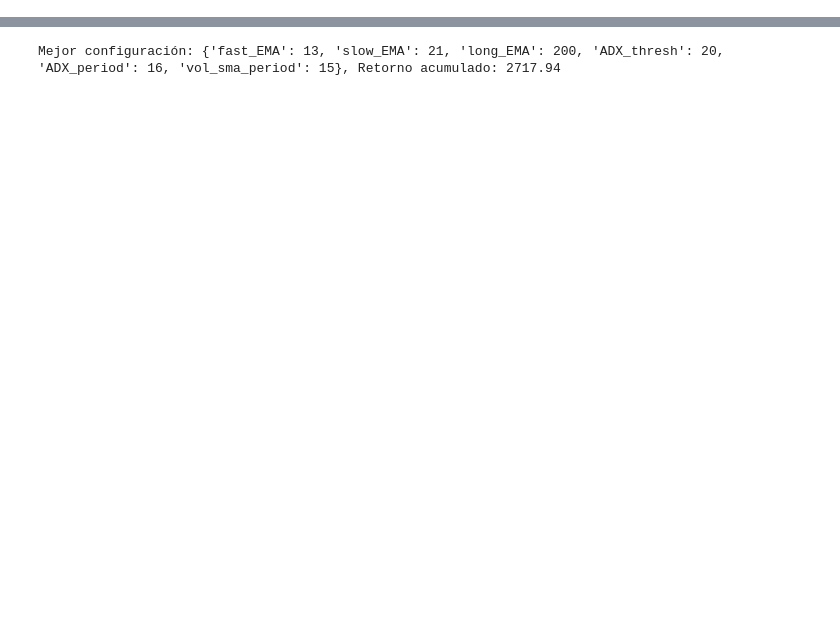
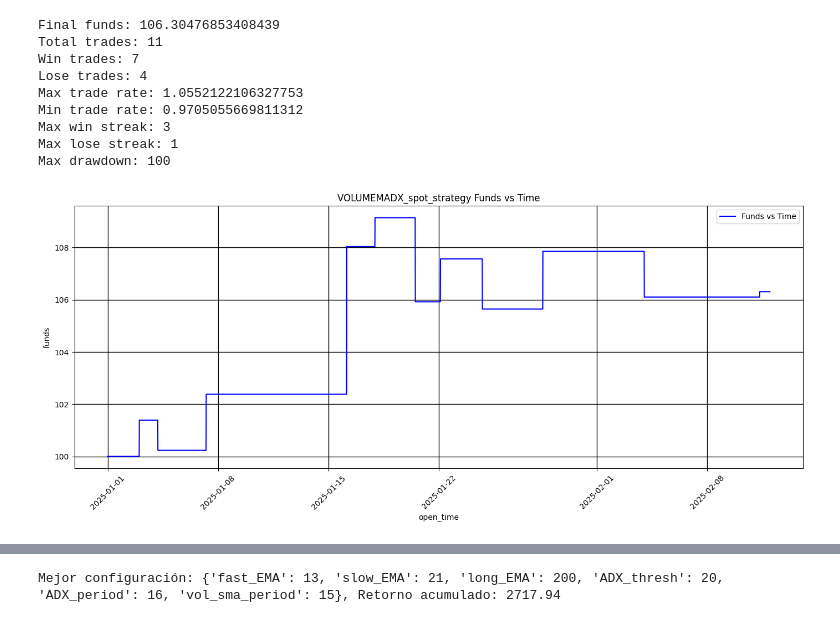
Before and after one commit to Pliperkiller/PhyNancy, a Jupyter notebook: data_analisys/da_param_optimization.ipynb, the cells around one changed output, grey strips where cells are left out. Drawn from its saved outputs; the diff is of its cells as text; code cells hidden in the pictures; blank space fills up the shorter version.

Commit message:
optimization analisys made, spot strategy created

```diff
--- a/data_analisys/da_param_optimization.ipynb
+++ b/data_analisys/da_param_optimization.ipynb
@@ -27,7 +27,8 @@ from controllers import *
 # READ DF
 data_path = os.path.abspath("../data")
 sys.path.append(data_path)
-data_filepath = os.path.join(data_path, 'BTCUSDT_futures_15m.csv')
+file_name = 'BTCUSDT_futures_15m_2025-01-01_2025-03-02.csv'
+data_filepath = os.path.join(data_path, file_name)
 df = pd.read_csv(data_filepath)
 df = format_df(df)
 df = df.reset_index(drop=True)
@@ -49,11 +36,11 @@ Max drawdown: 100
 # Genetic optimization
 # Input values
 fast_EMA_range = range(5, 15, 1)
-slow_EMA_range = range(15, 31, 1)
-long_EMA_range = range(150, 251, 1)
-ADX_thresh_range = range(20, 31, 1)
-ADX_period_range = range(10, 21, 1)
-vol_sma_period_range = range(5, 21, 1)
+slow_EMA_range = range(15, 51, 1)
+long_EMA_range = range(51, 251, 1)
+ADX_thresh_range = range(15, 31, 1)
+ADX_period_range = range(5, 26, 1)
+vol_sma_period_range = range(3, 26, 1)
 
 key_range = {
     'fast_EMA': fast_EMA_range,
@@ -67,7 +54,7 @@ key_range = {
 def fitness_function(population):
     fitness_values = []
     for individual in population:
-        result = backtest(df, VOLUMEMADX_strategy, **individual)
+        result = true_backtest(df, VOLUMEMADX_spot_strategy, trade_comission=0.001,**individual)
         fitness_values.append(result)
     return fitness_values
 
@@ -83,7 +70,7 @@ optimizer = GeneticOptimizer(
 
 best_params, best_fitness, fitness_history, diversity_history = optimizer.optimize(
     fitness_function=lambda pop: fitness_function(pop),
-    n_generations=50,
+    n_generations=200,
     min_diversity=0.3
 )
 
@@ -96,0 +95,14 @@ Best parameters: {'fast_EMA': 11, 'slow_EMA': 24, 'long_EMA': 193, 'ADX_thresh':
+# %%
+values = best_params
+detailed_backtest(df, VOLUMEMADX_spot_strategy, **values)
+# %% [output]
+Final funds: 106.30476853408439
+Total trades: 11
+Win trades: 7
+Lose trades: 4
+Max trade rate: 1.0552122106327753
+Min trade rate: 0.9705055669811312
+Max win streak: 3
+Max lose streak: 1
+Max drawdown: 100
+[figure, added]
```
Also changed, not shown: parts of 5 cells of this notebook, 3 other files.
